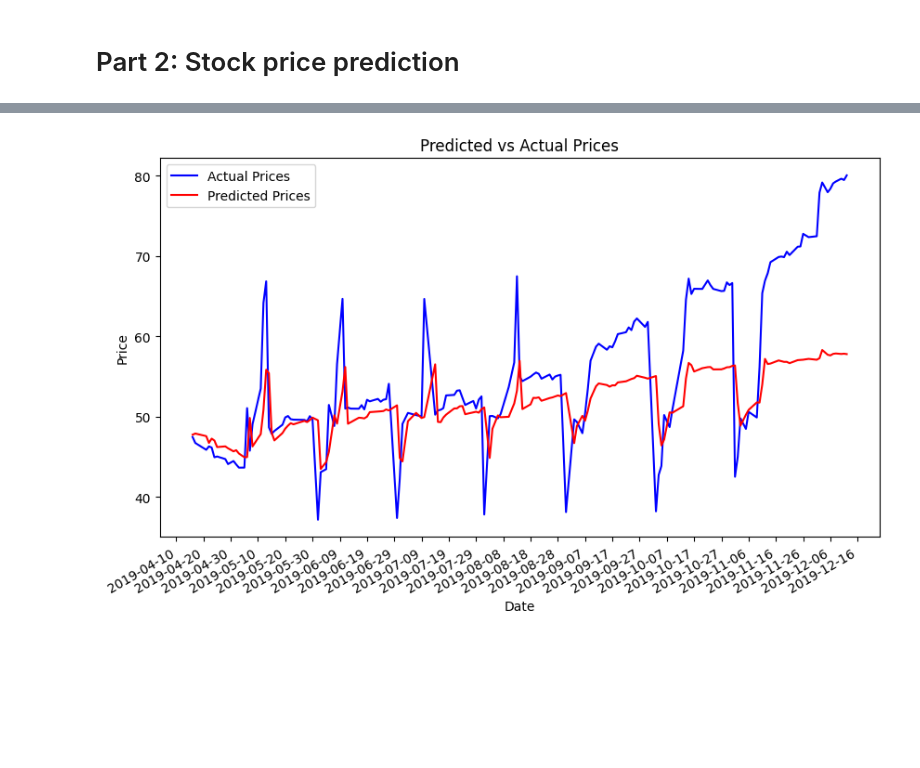
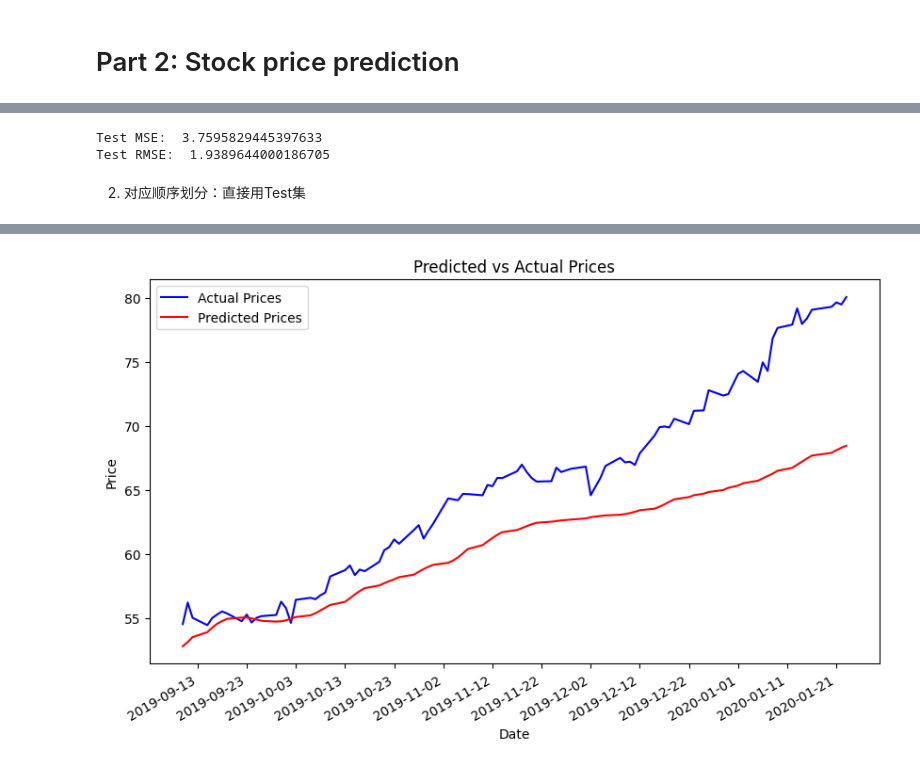
Before and after one commit to SiruiHe/Sentiment-to-Stocks, a Jupyter notebook: code.ipynb, the cells around one changed output, grey strips where cells are left out. Saved outputs shown, nothing was run; the diff lists cells and outputs as text; code cells hidden in the pictures; blank space fills up the shorter version.

```diff
--- a/code.ipynb
+++ b/code.ipynb
@@ -443,7 +552,7 @@ criterion = nn.MSELoss()
 optimizer = optim.Adam(model.parameters(), lr=0.001)
 # %%
 # 训练模型
-num_epochs = 80
+num_epochs = 50
 best_val_loss = float('inf')
 train_loss_list = []
 val_loss_list = []
@@ -514,18 +622,0 @@ Epoch 76/80, Train Loss: 0.0012, Validation Loss: 0.0056
-# %%
-# 加载最佳模型
-model.load_state_dict(torch.load('./model/best_model.pth'))
-
-# 使用模型进行预测
-model.eval()
-with torch.no_grad():
-    test_predictions = model(test_features).numpy()
-
-import joblib
-scaler_features = joblib.load('./model/scaler_features.pkl')
-scaler_target = joblib.load('./model/scaler_target.pkl')
-
-# 反缩放预测值
-test_predictions = scaler_target.inverse_transform(test_predictions).flatten()
-
-# 反缩放真实目标值
-test_target = scaler_target.inverse_transform(test_target.reshape(-1, 1)).flatten()
@@ -532,12 +755,55 @@ test_target = scaler_target.inverse_transform(test_target.reshape(-1, 1)).flatte
+# %%
+from sklearn.metrics import mean_squared_error
+
+# 计算MSE
+mse = mean_squared_error(test_target_new, test_predictions_new)
+print('Test MSE: ', mse)
+# 计算RMSE
+rmse = np.sqrt(mse)
+print('Test RMSE: ', rmse)
+# %% [output]
+Test MSE:  3.7595829445397633
+Test RMSE:  1.9389644000186705
+# %% [markdown]
+2. 对应顺序划分：直接用Test集
 # %%
+# 加载最佳模型
+model.load_state_dict(torch.load('./model/best_model.pth'))
+
+# 使用模型进行预测
+model.eval()
+with torch.no_grad():
+    test_predictions = model(torch.tensor(test_features, dtype=torch.float32)).numpy()
+
+# 反缩放预测值
+test_predictions = scaler_target.inverse_transform(test_predictions).flatten()
+
+# 反缩放真实目标值
+test_target = scaler_target.inverse_transform(test_target.reshape(-1, 1)).flatten()
+
+# 计算日期的总长度
+total_length = len(date)
+
+# 计算测试集的开始位置
+test_start = total_length - test_size
+
+# 计算新的测试集的结束位置
+test_end = total_length
+
+# 获取新的测试集的日期范围
+test_date = date[test_start:test_end]
+
+print("The date range of the test set is from", test_date.iloc[0], "to", test_date.iloc[-1])
+print("The length is", len(test_target))
+
 # 绘制实际股价和预测股价的对比图
 plt.figure(figsize=(10, 6))
-plt.plot(date[train_size+val_size:train_size+val_size+len(test_target)], test_target, label='Actual Prices', color='blue')
-plt.plot(date[train_size+val_size:train_size+val_size+len(test_predictions)], test_predictions, label='Predicted Prices', color='red')
+plt.plot(date[test_start:], test_target, label='Actual Prices', color='blue')
+plt.plot(date[test_start:], test_predictions, label='Predicted Prices', color='red')
 
 # 设置x轴的日期格式
 plt.gca().xaxis.set_major_formatter(mdates.DateFormatter('%Y-%m-%d'))
-plt.gca().xaxis.set_major_locator(mdates.DayLocator(interval=10))  # 设置日期间隔，这里是每180天一个刻度
+plt.gca().xaxis.set_major_locator(mdates.DayLocator(interval=10))  # 设置日期间隔
 
 plt.title('Predicted vs Actual Prices')
 plt.xlabel('Date')
@@ -549,4 +817,4 @@ plt.show()
-[figure, old version]
+[figure, new version]
 # %%
 from sklearn.metrics import mean_squared_error
 
```
Also changed, not shown: parts of 31 cells of this notebook, 5 other files.
